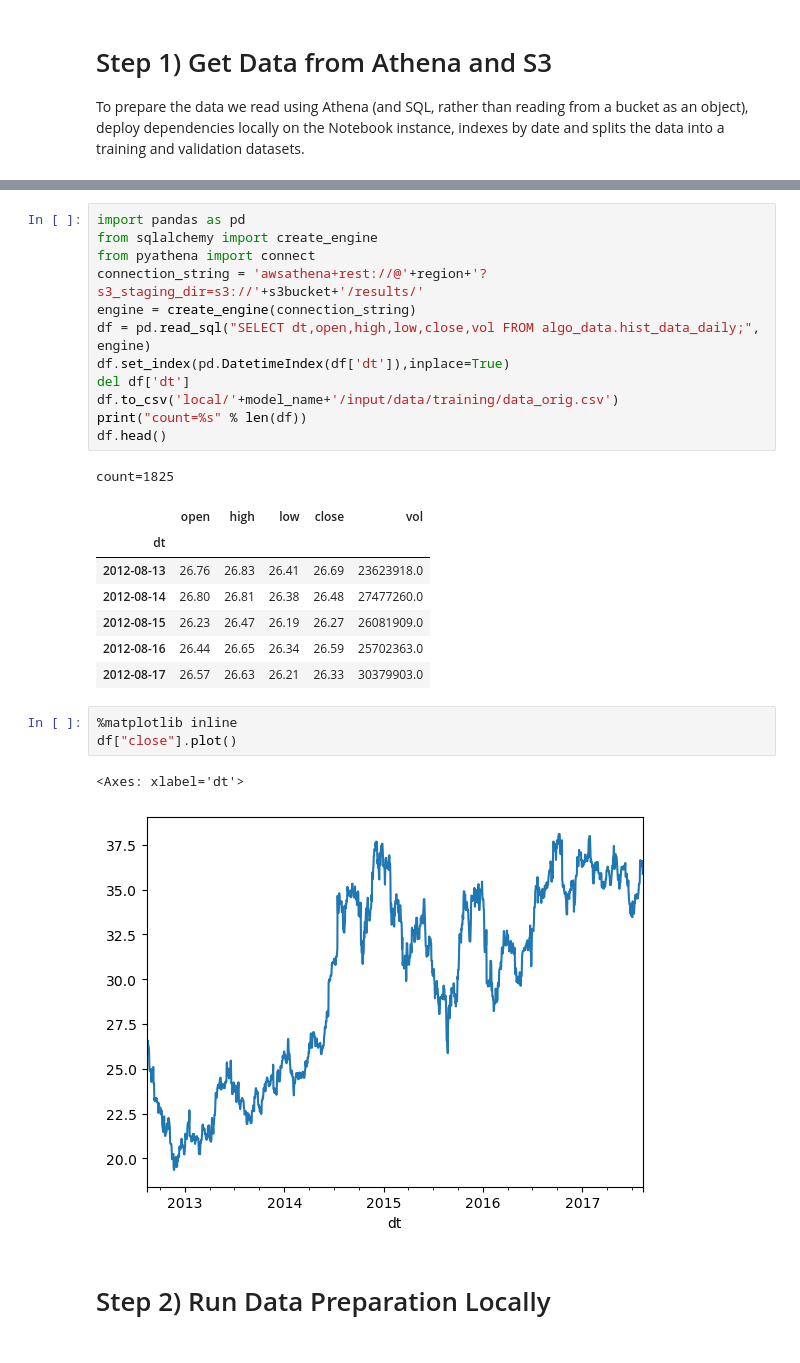
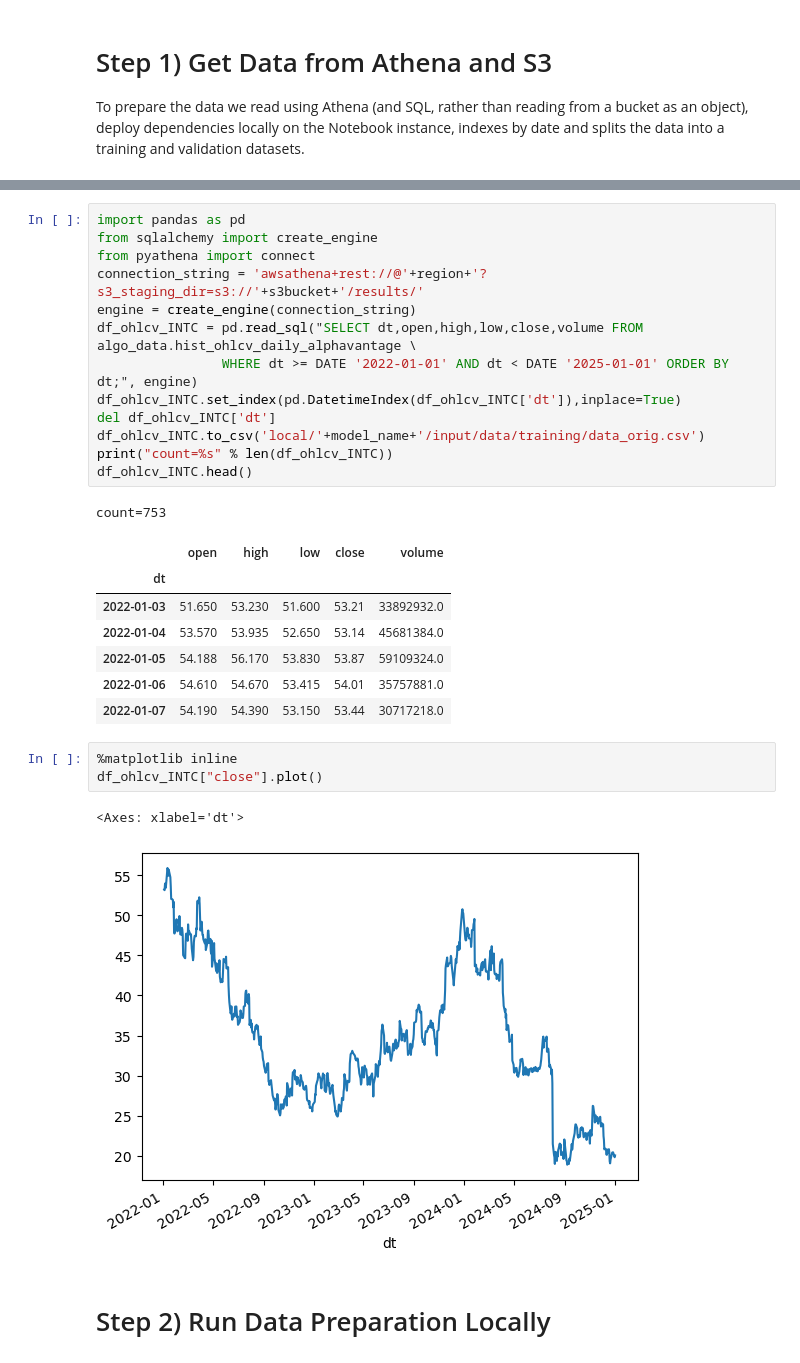
Before and after one commit to wxcuop/algorithmic-trading, a Jupyter notebook: 3_Models/Train_Model_Forecast.ipynb, the cells around one changed output, grey strips where cells are left out. Saved outputs shown, nothing was run; the diff lists cells and outputs as text.

```diff
--- a/3_Models/Train_Model_Forecast.ipynb
+++ b/3_Models/Train_Model_Forecast.ipynb
@@ -90,27 +87,28 @@ from sqlalchemy import create_engine
 from pyathena import connect
 connection_string = 'awsathena+rest://@'+region+'?s3_staging_dir=s3://'+s3bucket+'/results/'
 engine = create_engine(connection_string)
-df = pd.read_sql("SELECT dt,open,high,low,close,vol FROM algo_data.hist_data_daily;", engine)
-df.set_index(pd.DatetimeIndex(df['dt']),inplace=True)
-del df['dt']
-df.to_csv('local/'+model_name+'/input/data/training/data_orig.csv')
-print("count=%s" % len(df))
-df.head()
+df_ohlcv_INTC = pd.read_sql("SELECT dt,open,high,low,close,volume FROM algo_data.hist_ohlcv_daily_alphavantage \
+                WHERE dt >= DATE '2022-01-01' AND dt < DATE '2025-01-01' ORDER BY dt;", engine)
+df_ohlcv_INTC.set_index(pd.DatetimeIndex(df_ohlcv_INTC['dt']),inplace=True)
+del df_ohlcv_INTC['dt']
+df_ohlcv_INTC.to_csv('local/'+model_name+'/input/data/training/data_orig.csv')
+print("count=%s" % len(df_ohlcv_INTC))
+df_ohlcv_INTC.head()
 # %% [output]
-count=1825
+count=753
-|  | open | high | low | close | vol |
+|  | open | high | low | close | volume |
 | dt |  |  |  |  |  |
-| 2012-08-13 | 26.76 | 26.83 | 26.41 | 26.69 | 23623918.0 |
-| 2012-08-14 | 26.80 | 26.81 | 26.38 | 26.48 | 27477260.0 |
-| 2012-08-15 | 26.23 | 26.47 | 26.19 | 26.27 | 26081909.0 |
-| 2012-08-16 | 26.44 | 26.65 | 26.34 | 26.59 | 25702363.0 |
-| 2012-08-17 | 26.57 | 26.63 | 26.21 | 26.33 | 30379903.0 |
+| 2022-01-03 | 51.650 | 53.230 | 51.600 | 53.21 | 33892932.0 |
+| 2022-01-04 | 53.570 | 53.935 | 52.650 | 53.14 | 45681384.0 |
+| 2022-01-05 | 54.188 | 56.170 | 53.830 | 53.87 | 59109324.0 |
+| 2022-01-06 | 54.610 | 54.670 | 53.415 | 54.01 | 35757881.0 |
+| 2022-01-07 | 54.190 | 54.390 | 53.150 | 53.44 | 30717218.0 |
 # %%
 %matplotlib inline
-df["close"].plot()
+df_ohlcv_INTC["close"].plot()
 # %% [output]
 <Axes: xlabel='dt'>
-[figure, old version]
+[figure, new version]
 # %% [markdown]
 # Step 2) Run Data Preparation Locally
 # %% [markdown]
```
Also changed, not shown: parts of 10 cells of this notebook, 19 other files.
